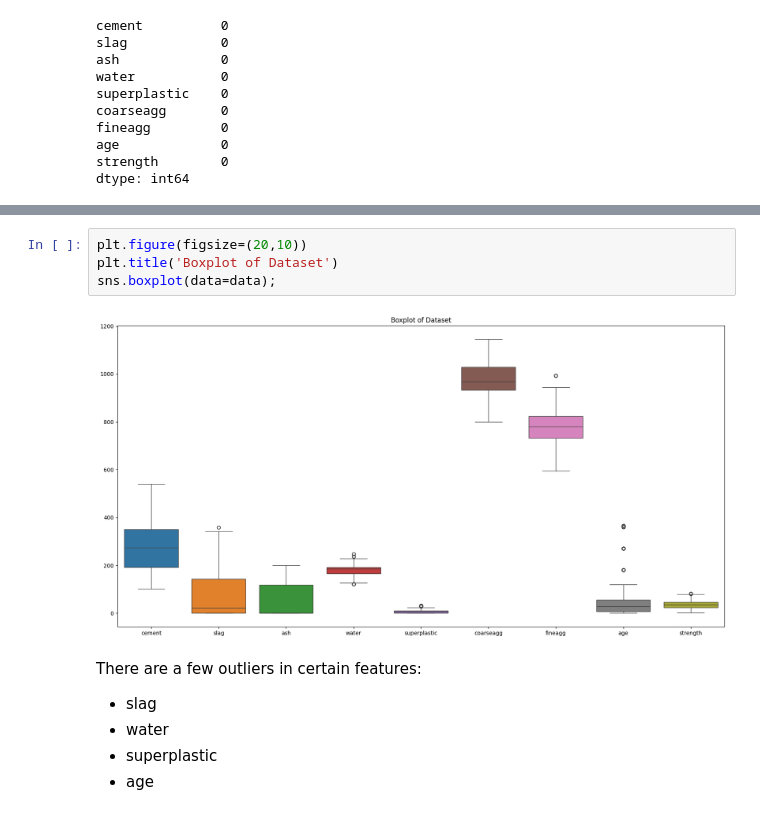
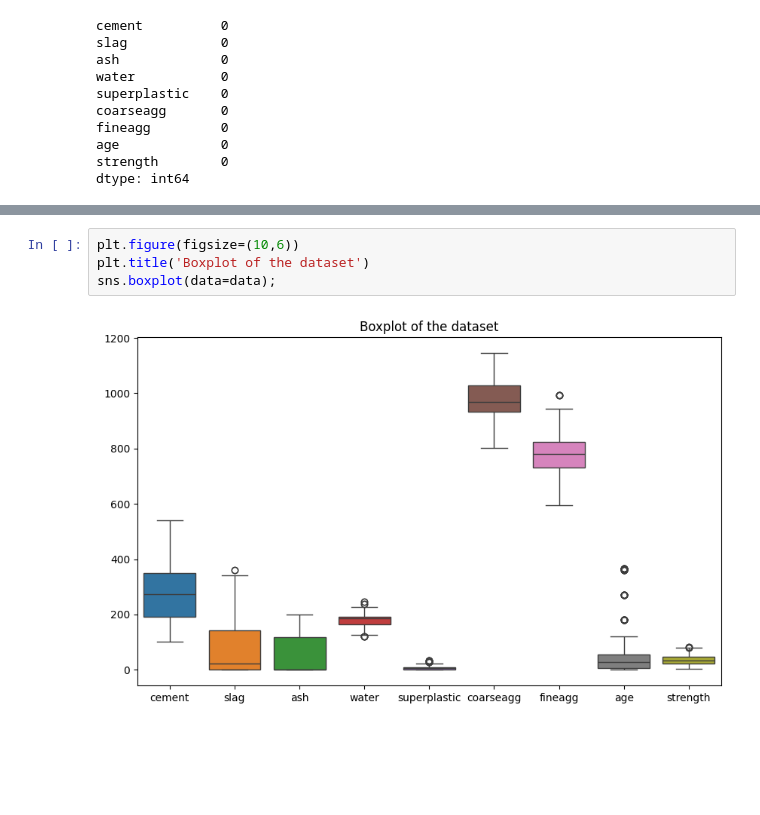
Before and after one commit to AndreyLebedinskiy/Concrete-properties-estimation, a Jupyter notebook: UOLProject.ipynb, the cells around one changed output, grey strips where cells are left out. Drawn from its saved outputs; the diff is of its cells as text; blank space fills up the shorter version.

```diff
--- a/UOLProject.ipynb
+++ b/UOLProject.ipynb
@@ -106,12 +106,6 @@ sns.histplot(data=data,x='strength', kde=True);
 # %%
-plt.figure(figsize=(20,10))
-plt.title('Boxplot of Dataset')
+plt.figure(figsize=(10,6))
+plt.title('Boxplot of the dataset')
 sns.boxplot(data=data);
 # %% [output]
-[figure, old version]
+[figure, new version]
-# %% [markdown]
-There are a few outliers in certain features:
-* slag
-* water
-* superplastic
-* age
```
Also changed, not shown: parts of 18 cells of this notebook.
